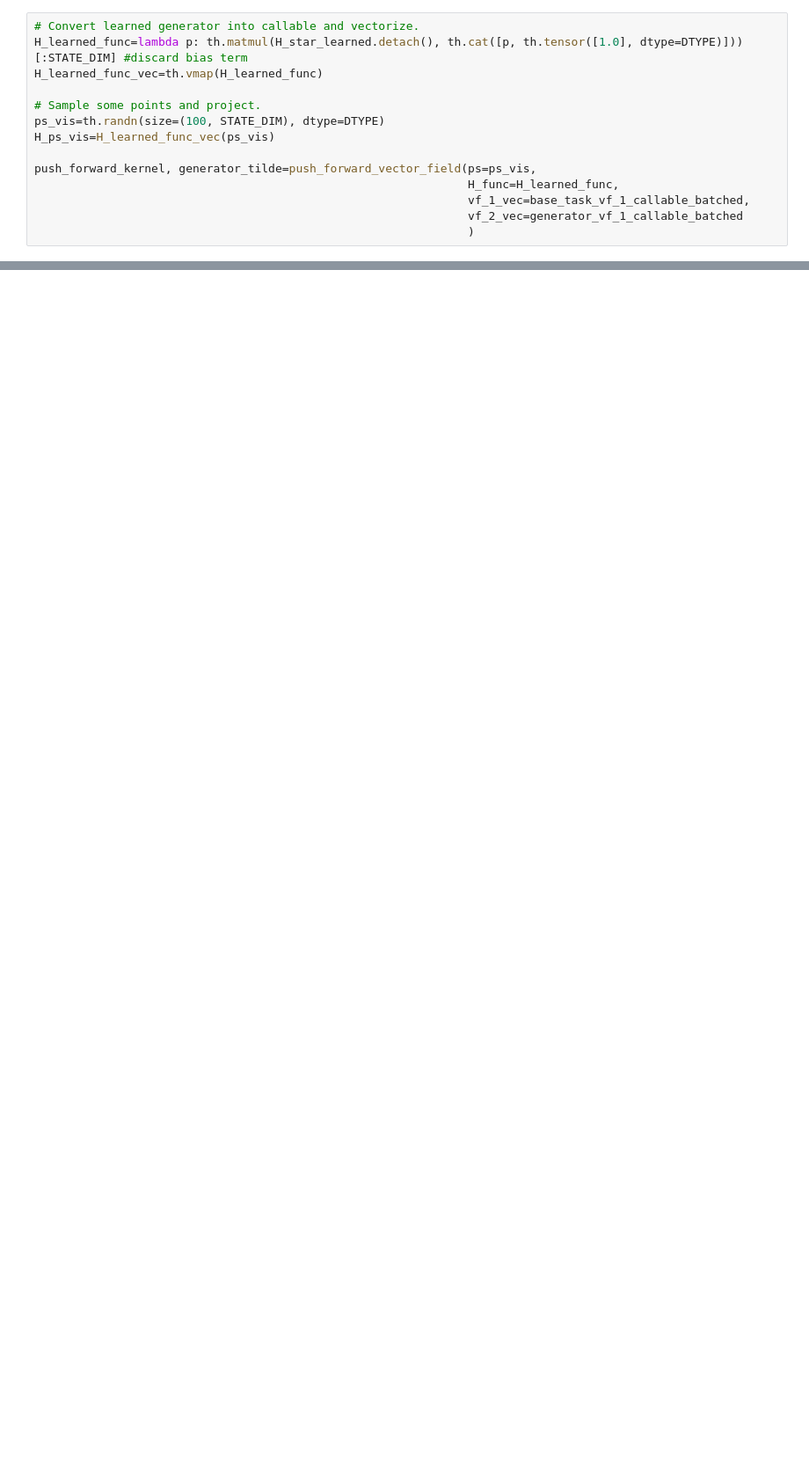
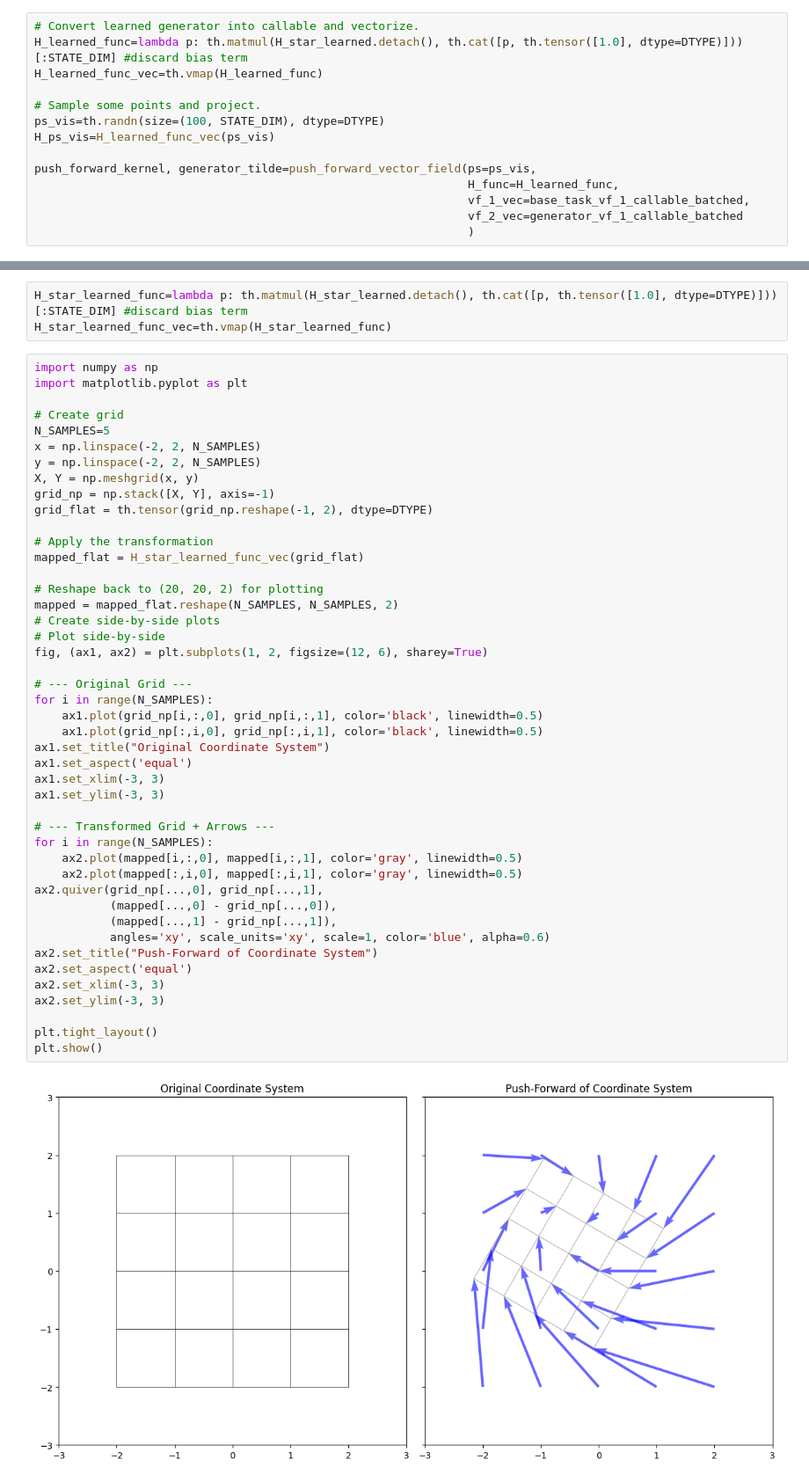
Before and after one commit to PaulNitschke/geo_meta_rl, a Jupyter notebook: differential_task_inference.ipynb, the cells around one changed output, grey strips where cells are left out. Shown at 88% size. Drawn from its saved outputs; the diff is of its cells as text; blank space fills up the shorter version.

```diff
--- a/differential_task_inference.ipynb
+++ b/differential_task_inference.ipynb
@@ -489,0 +567,50 @@ plt.grid()
+# %%
+H_star_learned_func=lambda p: th.matmul(H_star_learned.detach(), th.cat([p, th.tensor([1.0], dtype=DTYPE)]))[:STATE_DIM] #discard bias term
+H_star_learned_func_vec=th.vmap(H_star_learned_func)
+# %%
+import numpy as np
+import matplotlib.pyplot as plt
+
+# Create grid
+N_SAMPLES=5
+x = np.linspace(-2, 2, N_SAMPLES)
+y = np.linspace(-2, 2, N_SAMPLES)
+X, Y = np.meshgrid(x, y)
+grid_np = np.stack([X, Y], axis=-1)
+grid_flat = th.tensor(grid_np.reshape(-1, 2), dtype=DTYPE)
+
+# Apply the transformation
+mapped_flat = H_star_learned_func_vec(grid_flat)
+
+# Reshape back to (20, 20, 2) for plotting
+mapped = mapped_flat.reshape(N_SAMPLES, N_SAMPLES, 2)
+# Create side-by-side plots
+# Plot side-by-side
+fig, (ax1, ax2) = plt.subplots(1, 2, figsize=(12, 6), sharey=True)
+
+# --- Original Grid ---
+for i in range(N_SAMPLES):
+    ax1.plot(grid_np[i,:,0], grid_np[i,:,1], color='black', linewidth=0.5)
+    ax1.plot(grid_np[:,i,0], grid_np[:,i,1], color='black', linewidth=0.5)
+ax1.set_title("Original Coordinate System")
+ax1.set_aspect('equal')
+ax1.set_xlim(-3, 3)
+ax1.set_ylim(-3, 3)
+
+# --- Transformed Grid + Arrows ---
+for i in range(N_SAMPLES):
+    ax2.plot(mapped[i,:,0], mapped[i,:,1], color='gray', linewidth=0.5)
+    ax2.plot(mapped[:,i,0], mapped[:,i,1], color='gray', linewidth=0.5)
+ax2.quiver(grid_np[...,0], grid_np[...,1],
+           (mapped[...,0] - grid_np[...,0]),
+           (mapped[...,1] - grid_np[...,1]),
+           angles='xy', scale_units='xy', scale=1, color='blue', alpha=0.6)
+ax2.set_title("Push-Forward of Coordinate System")
+ax2.set_aspect('equal')
+ax2.set_xlim(-3, 3)
+ax2.set_ylim(-3, 3)
+
+plt.tight_layout()
+plt.show()
+# %% [output]
+[figure, added]
```
Also changed, not shown: parts of 11 cells of this notebook.
